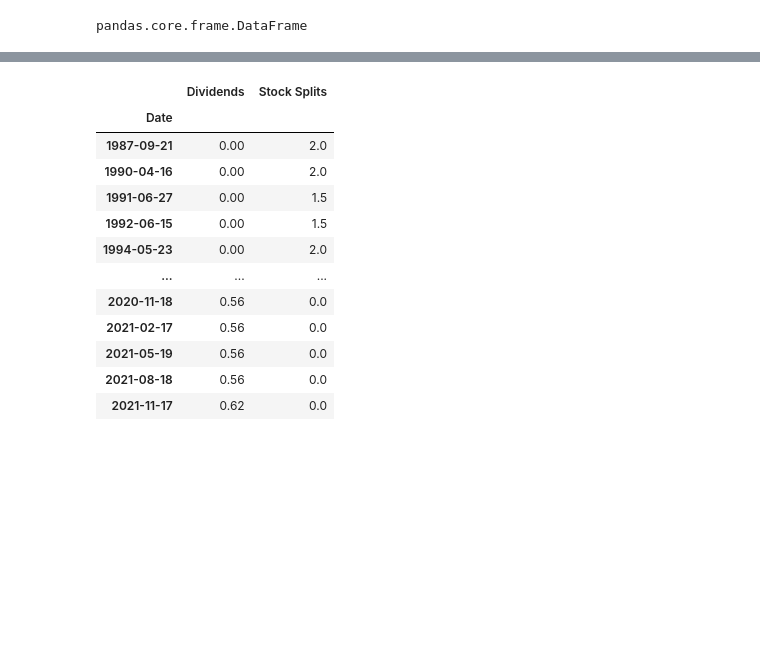
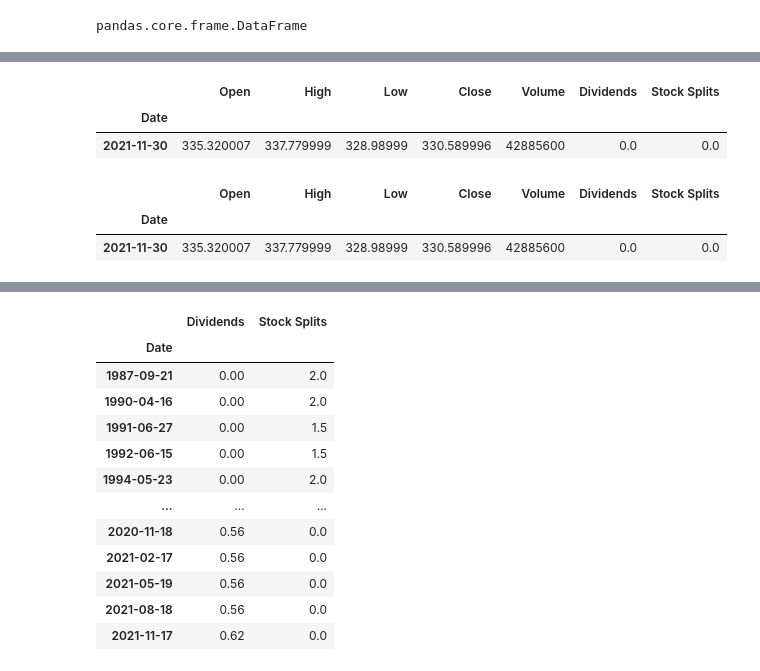
Before and after one commit to manuellopper/portfolioManagement, a Jupyter notebook: yfinance.ipynb, the cells around one changed output, grey strips where cells are left out. Drawn from its saved outputs; the diff is of its cells as text; code cells hidden in the pictures; blank space fills up the shorter version.

```diff
--- a/yfinance.ipynb
+++ b/yfinance.ipynb
@@ -99,0 +134,2 @@ hist.to_csv("msft.csv")
+# %%
+resp=sub.index=="2021-11-30"
@@ -99,0 +156,13 @@ hist.to_csv("msft.csv")
+# %%
+sub[resp]
+# %% [output]
+|  | Open | High | Low | Close | Volume | Dividends | Stock Splits |
+| Date |  |  |  |  |  |  |  |
+| 2021-11-30 | 335.320007 | 337.779999 | 328.98999 | 330.589996 | 42885600 | 0.0 | 0.0 |
+# %%
+a=sub[sub.index=="2021-11-30"]
+a
+# %% [output]
+|  | Open | High | Low | Close | Volume | Dividends | Stock Splits |
+| Date |  |  |  |  |  |  |  |
+| 2021-11-30 | 335.320007 | 337.779999 | 328.98999 | 330.589996 | 42885600 | 0.0 | 0.0 |
```
Also changed, not shown: parts of 24 cells of this notebook.
